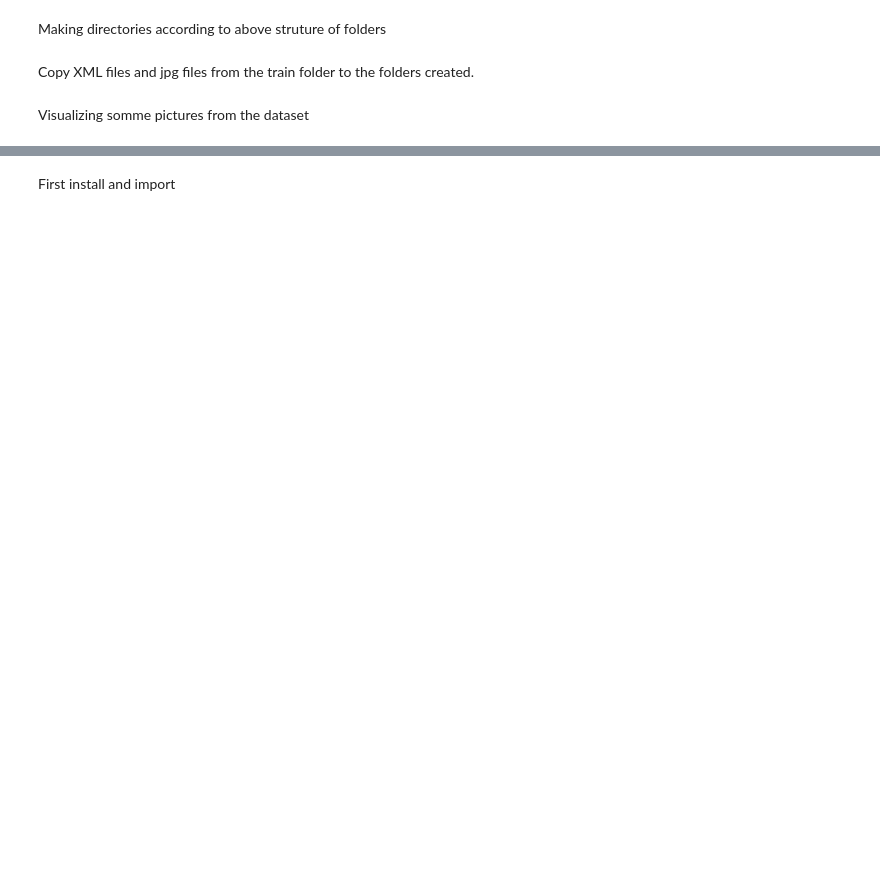
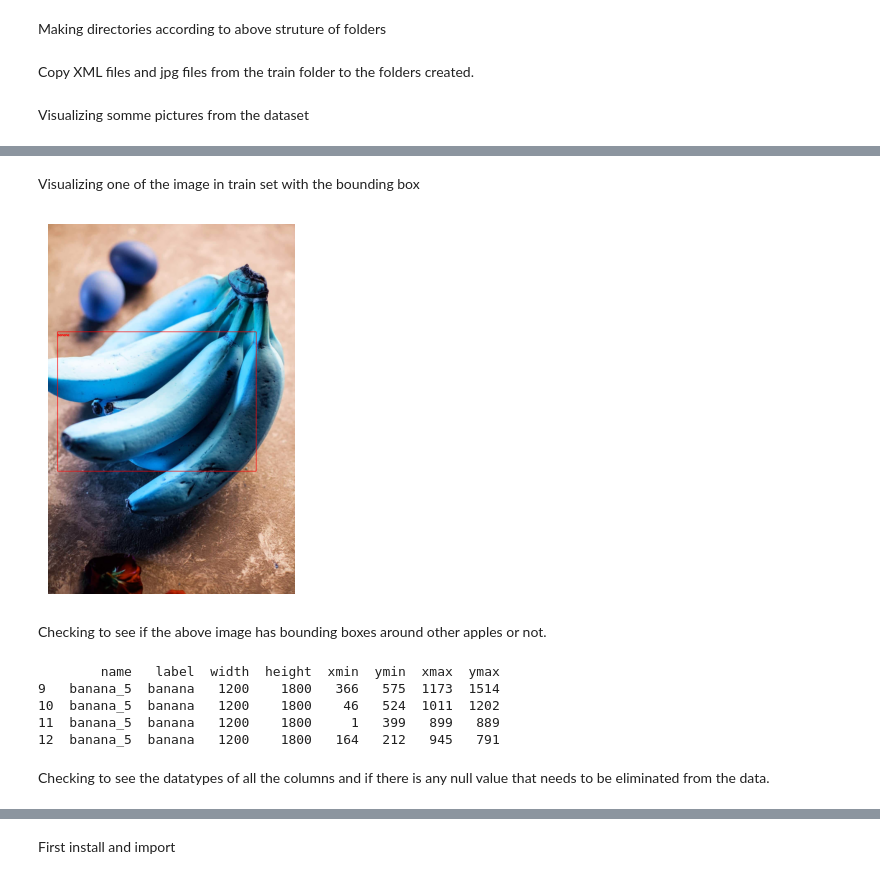
Before and after one commit to yuukionna022/ComputerVisionFontsExtended, a Jupyter notebook: ComputerVisionProject.ipynb, the cells around one changed output, grey strips where cells are left out. Saved outputs shown, nothing was run; the diff lists cells and outputs as text; code cells hidden in the pictures; blank space fills up the shorter version.

```diff
--- a/ComputerVisionProject.ipynb
+++ b/ComputerVisionProject.ipynb
@@ -110,3 +90,7 @@ y_test
+# %%
+#set the paths to labels and images directory
+label_dir= "/content/drive/MyDrive/Tutorials/Datasets/FRUIT DATA/Final_data/labels"
+image_dir="/content/drive/MyDrive/Tutorials/Datasets/FRUIT DATA/Final_data/images"
 # %% [markdown]
 Copy XML files and jpg files from the train folder to the folders created.
 # %%
@@ -141,11 +120,2 @@ for file in X_test:
 # %% [markdown]
 Visualizing somme pictures from the dataset
-# %%
-#visualize first four sample images from train data
-for idx, image in enumerate(os.listdir(os.path.join(image_dir, "train", "SwankyandMooMoo"))):
-    img = cv2.imread(os.path.join(image_dir,"train", "SwankyandMooMoo", image), 1)
-    plt.imshow(img)
-    plt.show()
-
-    if idx == 3:
-        break
@@ -376,0 +274,6 @@ nothing to remove
+# %%
+import pandas as pd
+train_df = pd.DataFrame(df)
+val_df=pd.DataFrame(df2)
+#df1.head()
+val_df.head()
@@ -376,0 +287,32 @@ nothing to remove
+# %% [markdown]
+Visualizing one of the image in train set with the bounding box
+# %%
+index= 10 #picture to visualize
+
+#import cv2
+image = cv2.imread(os.path.join(image_dir,"train", train_df["name"][index]+".jpg"), 1)
+# Draw rectangle
+cv2.rectangle(image, (train_df['xmin'][index], train_df['ymin'][index]), (train_df['xmax'][index], train_df['ymax'][index]), (255, 0, 0), 2)
+# Put label (class_id) near the bbox
+label = train_df["label"][index]
+cv2.putText(image, str(label), (train_df['xmin'][index], train_df['ymin'][index]+20), cv2.FONT_HERSHEY_SIMPLEX, 0.5, (255,0,0), 2)
+# Display image
+plt.imshow(image)
+plt.axis('off')
+plt.show()
+# %% [output]
+[figure, added]
+# %% [markdown]
+Checking to see if the above image has bounding boxes around other apples or not.
+# %%
+train_df["name"][index]
+filtered_df = train_df[train_df['name'] == train_df["name"][index]]
+print(filtered_df)
+# %% [output]
+        name   label  width  height  xmin  ymin  xmax  ymax
+9   banana_5  banana   1200    1800   366   575  1173  1514
+10  banana_5  banana   1200    1800    46   524  1011  1202
+11  banana_5  banana   1200    1800     1   399   899   889
+12  banana_5  banana   1200    1800   164   212   945   791
+# %% [markdown]
+Checking to see the datatypes of all the columns and if there is any null value that needs to be eliminated from the data.
```
Also changed, not shown: parts of 81 cells of this notebook.
